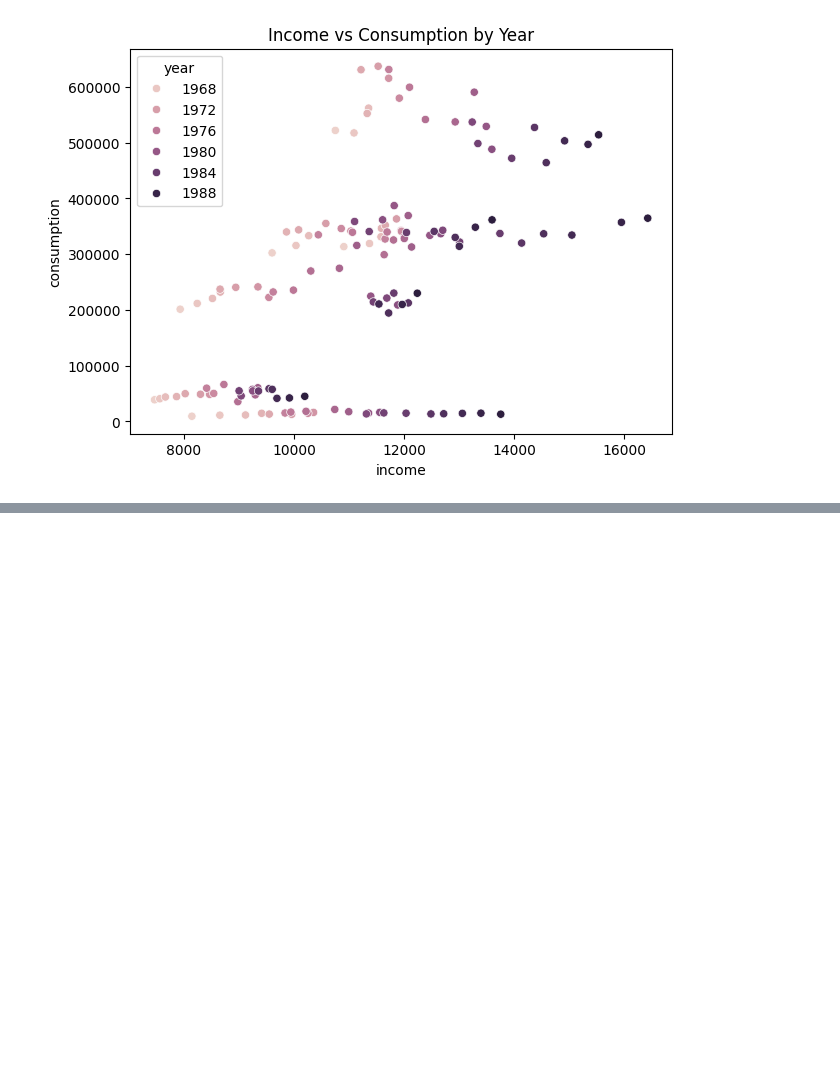
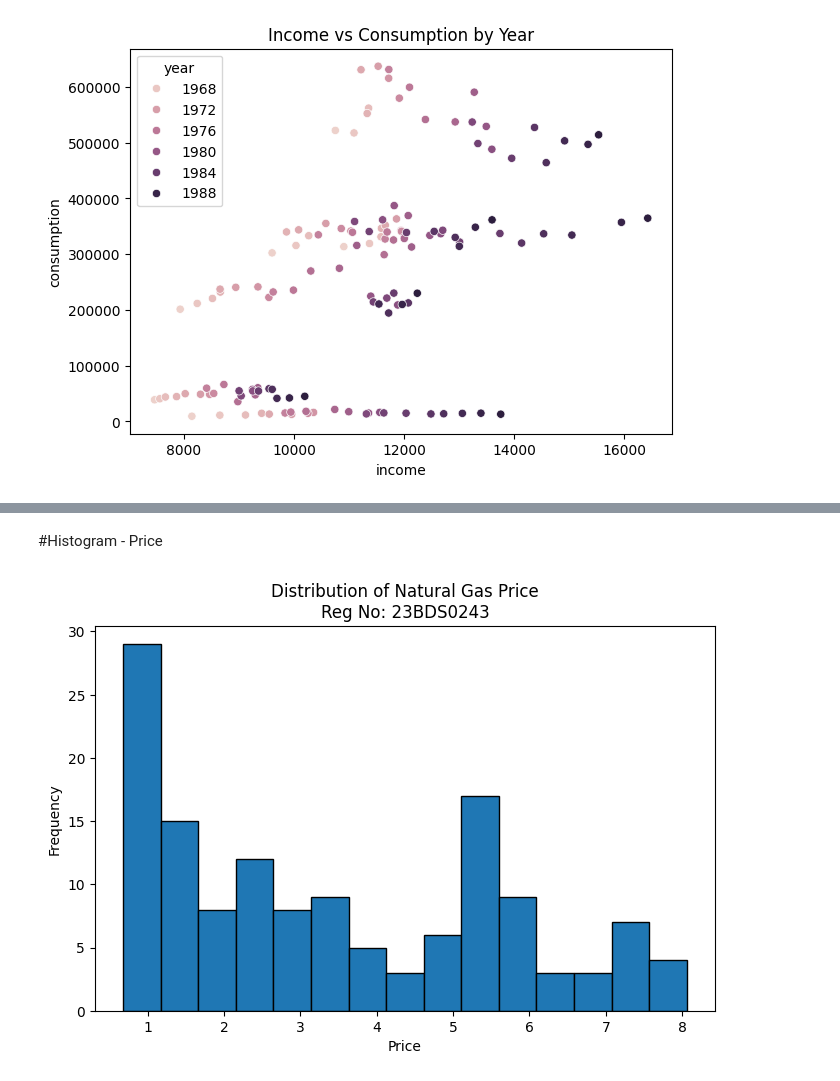
Before and after one commit to siddhiofficial/Siddhi, a Jupyter notebook: EDA_Phase1.ipynb, the cells around one changed output, grey strips where cells are left out. Saved outputs shown, nothing was run; the diff lists cells and outputs as text; code cells hidden in the pictures; blank space fills up the shorter version.

```diff
--- a/EDA_Phase1.ipynb
+++ b/EDA_Phase1.ipynb
@@ -257,0 +372,14 @@ plt.show()
+# %% [markdown]
+#Histogram - Price
+# %%
+plt.figure(figsize=(8,5))
+
+plt.hist(df['price'], bins=15, edgecolor='black')
+
+plt.title("Distribution of Natural Gas Price\nReg No: 23BDS0243")
+plt.xlabel("Price")
+plt.ylabel("Frequency")
+
+plt.show()
+# %% [output]
+[figure, added]
```
Also changed, not shown: parts of 50 cells of this notebook.
